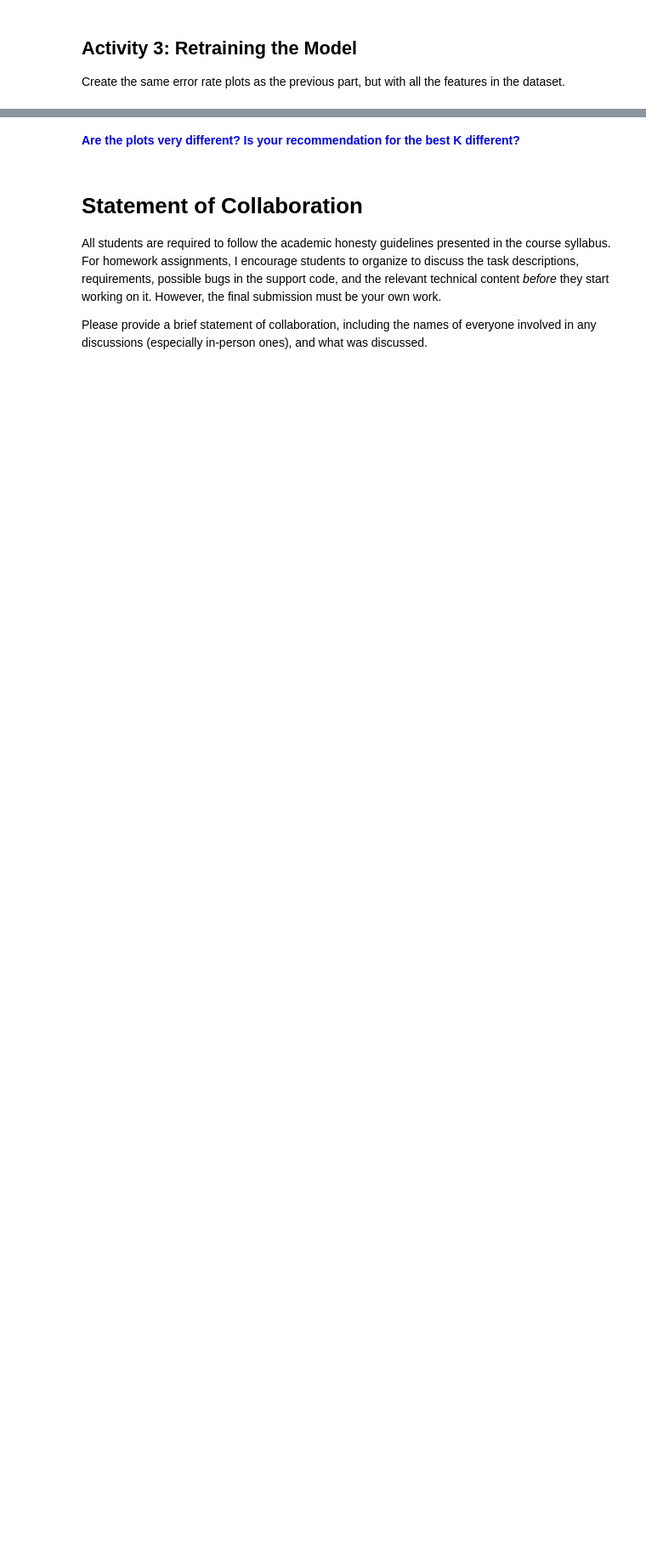
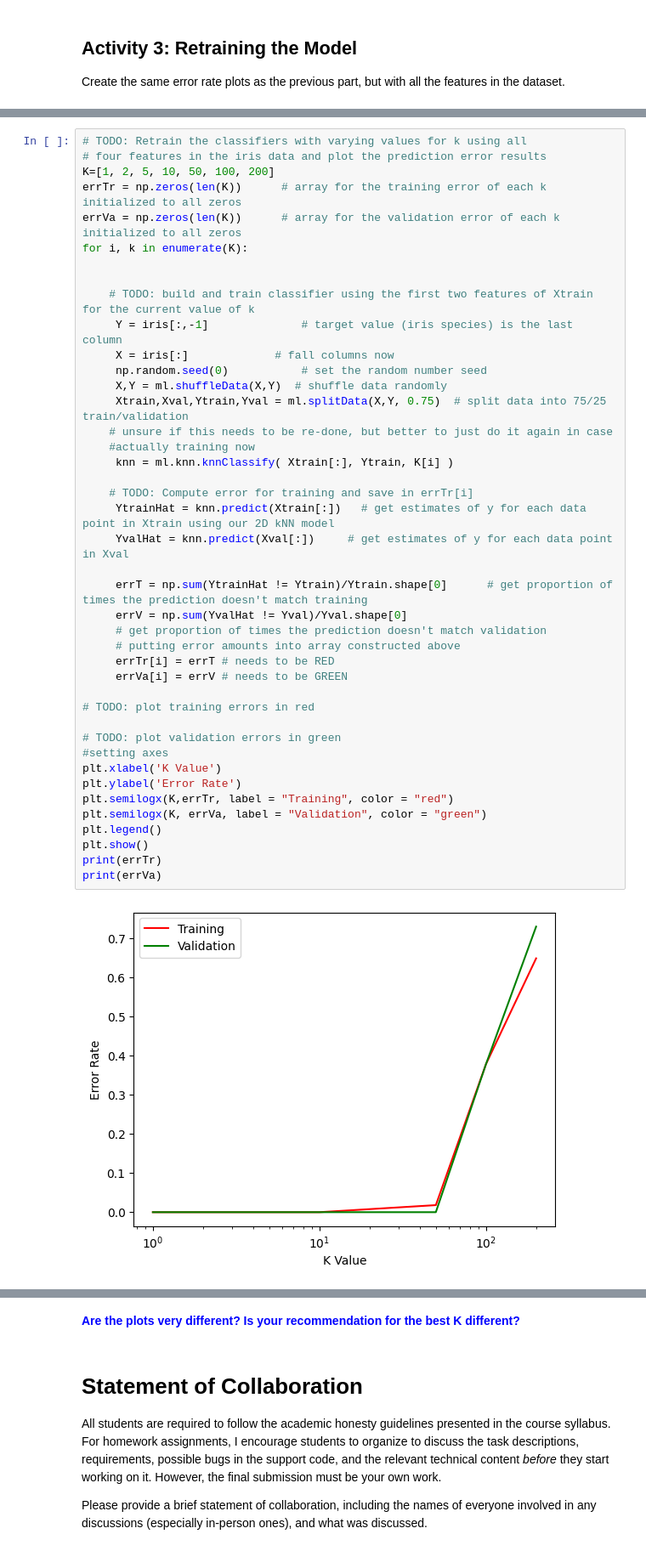
Before and after one commit to CS-490-Machine-Learning/homework-1-knn-baileygallagher, a Jupyter notebook: HW01.ipynb, the cells around one changed output, grey strips where cells are left out. Shown at 85% size. Drawn from its saved outputs; the diff is of its cells as text; blank space fills up the shorter version.

```diff
--- a/HW01.ipynb
+++ b/HW01.ipynb
@@ -132,0 +193,44 @@ Create the same error rate plots as the previous part, but with all the features
+# %%
+# TODO: Retrain the classifiers with varying values for k using all
+# four features in the iris data and plot the prediction error results
+K=[1, 2, 5, 10, 50, 100, 200]
+errTr = np.zeros(len(K))      # array for the training error of each k initialized to all zeros
+errVa = np.zeros(len(K))      # array for the validation error of each k initialized to all zeros
+for i, k in enumerate(K):
+
+
+    # TODO: build and train classifier using the first two features of Xtrain for the current value of k
+     Y = iris[:,-1]              # target value (iris species) is the last column
+     X = iris[:]             # fall columns now
+     np.random.seed(0)           # set the random number seed
+     X,Y = ml.shuffleData(X,Y)  # shuffle data randomly
+     Xtrain,Xval,Ytrain,Yval = ml.splitData(X,Y, 0.75)  # split data into 75/25 train/validation
+    # unsure if this needs to be re-done, but better to just do it again in case
+    #actually training now
+     knn = ml.knn.knnClassify( Xtrain[:], Ytrain, K[i] )
+
+    # TODO: Compute error for training and save in errTr[i]
+     YtrainHat = knn.predict(Xtrain[:])   # get estimates of y for each data point in Xtrain using our 2D kNN model
+     YvalHat = knn.predict(Xval[:])     # get estimates of y for each data point in Xval
+
+     errT = np.sum(YtrainHat != Ytrain)/Ytrain.shape[0]      # get proportion of times the prediction doesn't match training
+     errV = np.sum(YvalHat != Yval)/Yval.shape[0]
+     # get proportion of times the prediction doesn't match validation
+     # putting error amounts into array constructed above
+     errTr[i] = errT # needs to be RED
+     errVa[i] = errV # needs to be GREEN
+
+# TODO: plot training errors in red
+
+# TODO: plot validation errors in green
+#setting axes
+plt.xlabel('K Value')
+plt.ylabel('Error Rate')
+plt.semilogx(K,errTr, label = "Training", color = "red")
+plt.semilogx(K, errVa, label = "Validation", color = "green")
+plt.legend()
+plt.show()
+print(errTr)
+print(errVa)
+# %% [output]
+[figure, added]
```
Also changed, not shown: parts of 11 cells of this notebook.
